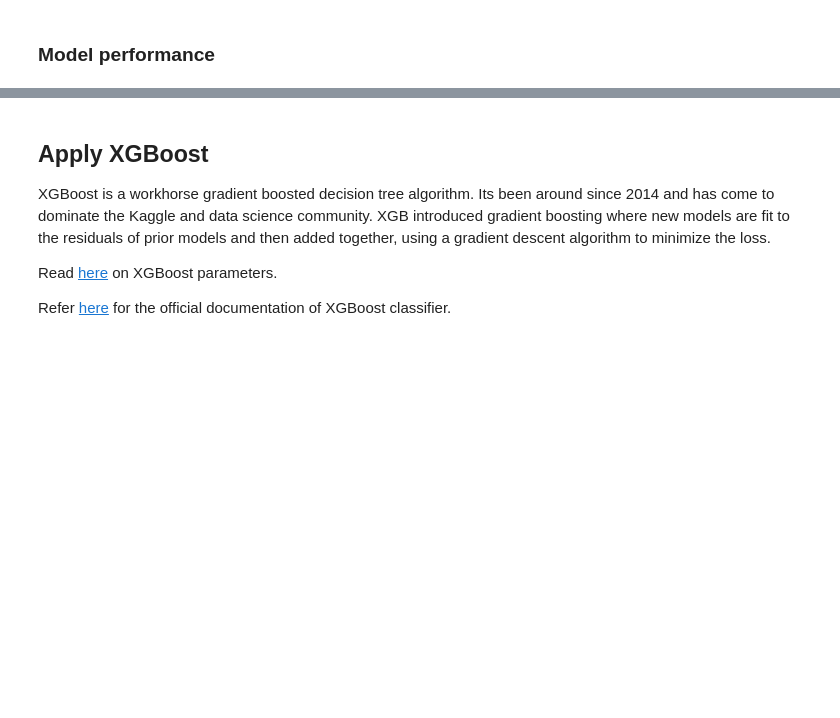
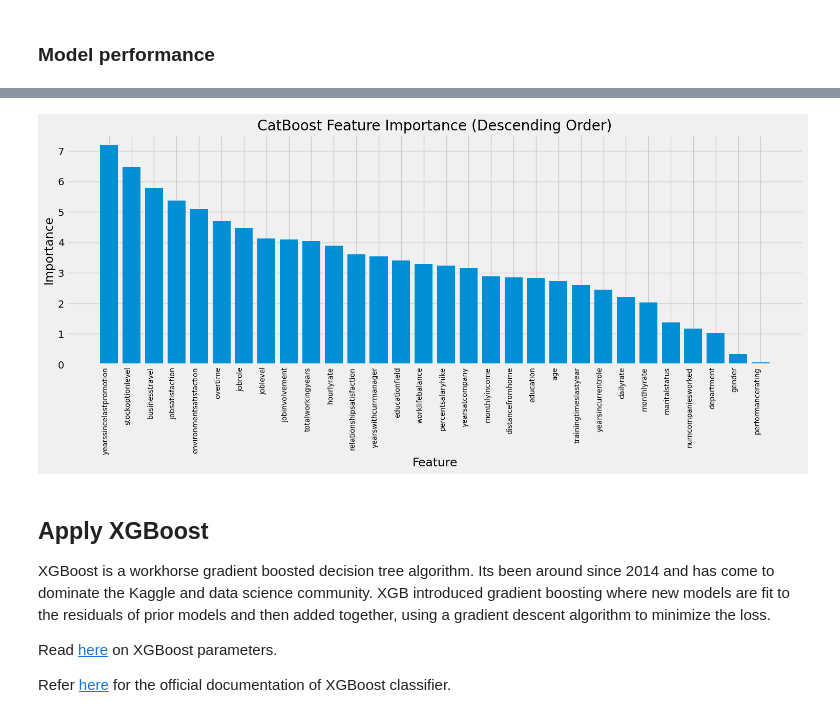
Before and after one commit to Shrutiba/iisc_cds, a Jupyter notebook: M2_MP4_NB_Employee_Attrition_Prediction.ipynb, the cells around one changed output, grey strips where cells are left out. Cells and saved outputs as stored; diff of their text form; code cells hidden in the pictures; blank space fills up the shorter version.

```diff
--- a/M2_MP4_NB_Employee_Attrition_Prediction.ipynb
+++ b/M2_MP4_NB_Employee_Attrition_Prediction.ipynb
@@ -664,6 +604,6 @@ model_cat = CatBoostClassifier(custom_loss=[params['eval_metric']],
 # %%
 # Model training
 # YOUR CODE HERE
-model_cat.fit(train_pool,
+model_cat1.fit(train_pool,
           eval_set=validate_pool,
           verbose=False);
@@ -670,3 +617,9 @@ model_cat.fit(train_pool,
+# %%
+model_cat2 = CatBoostClassifier(**earlystop_params)
+# %%
+model_cat2.fit(train_pool,
+          eval_set=validate_pool,
+          verbose=False);
 # %% [markdown]
 ### Model performance
 # %%
@@ -684,0 +649,14 @@ Confusion Matrix:
+# %%
+#Feature Importance
+feature_importances = model_cat1.get_feature_importance(train_pool)
+# Feature names
+feature_names = X_train.columns
+
+indices = np.argsort(feature_importances)[::-1]
+sorted_feature_importances = feature_importances[indices]
+sorted_feature_names = feature_names[indices]
+
+
+# Show features in decreasing order based on their importances
+for score, name in sorted(zip(feature_importances, feature_names), reverse=True):
+    print('{}: {}'.format(name, score))
@@ -685,3 +681,24 @@ Confusion Matrix:
+# %%
+# Show bar plot for feature importance
+
+plt.figure(figsize=(16, 8))  # Increase figure width for better spacing
+
+plt.bar(sorted_feature_names, sorted_feature_importances)
+plt.xlabel("Feature Number")
+plt.ylabel("Importance")
+plt.title("CatBoost Feature Importance (Descending Order)")
+plt.xticks(rotation=90, ha='right', fontsize=10)  # Rotate, align right, and adjust font size
+
+plt.xlabel("Feature")
+plt.ylabel("Importance")
+plt.title("CatBoost Feature Importance (Descending Order)")
+
+# Adjust layout to prevent overlapping labels
+plt.tight_layout(pad=3.0)  # Increase padding to avoid overlap
+
+plt.show()
+# %% [output]
+[figure, added]
 # %% [markdown]
 ## Apply XGBoost
 
```
Also changed, not shown: parts of 102 cells of this notebook.
